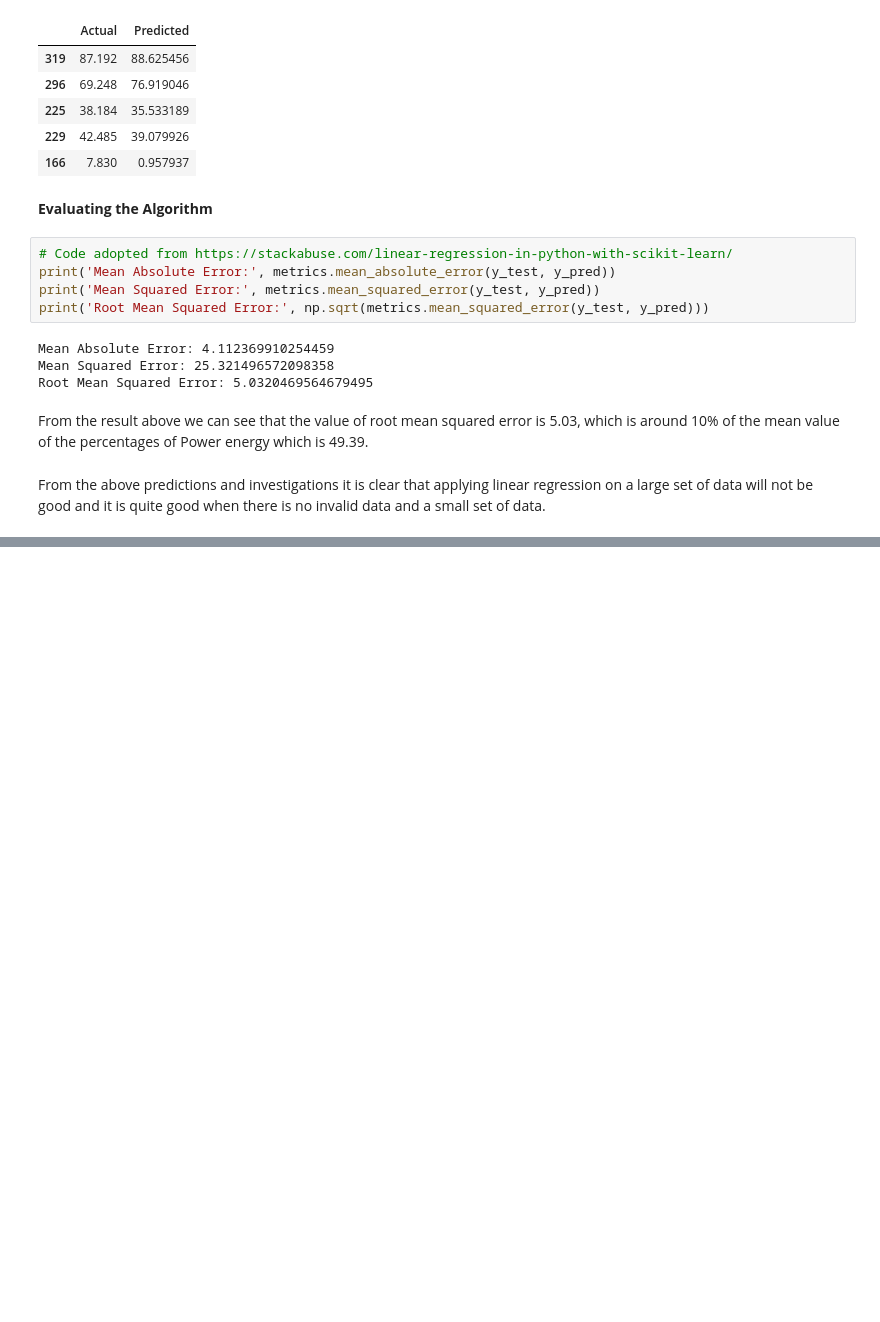
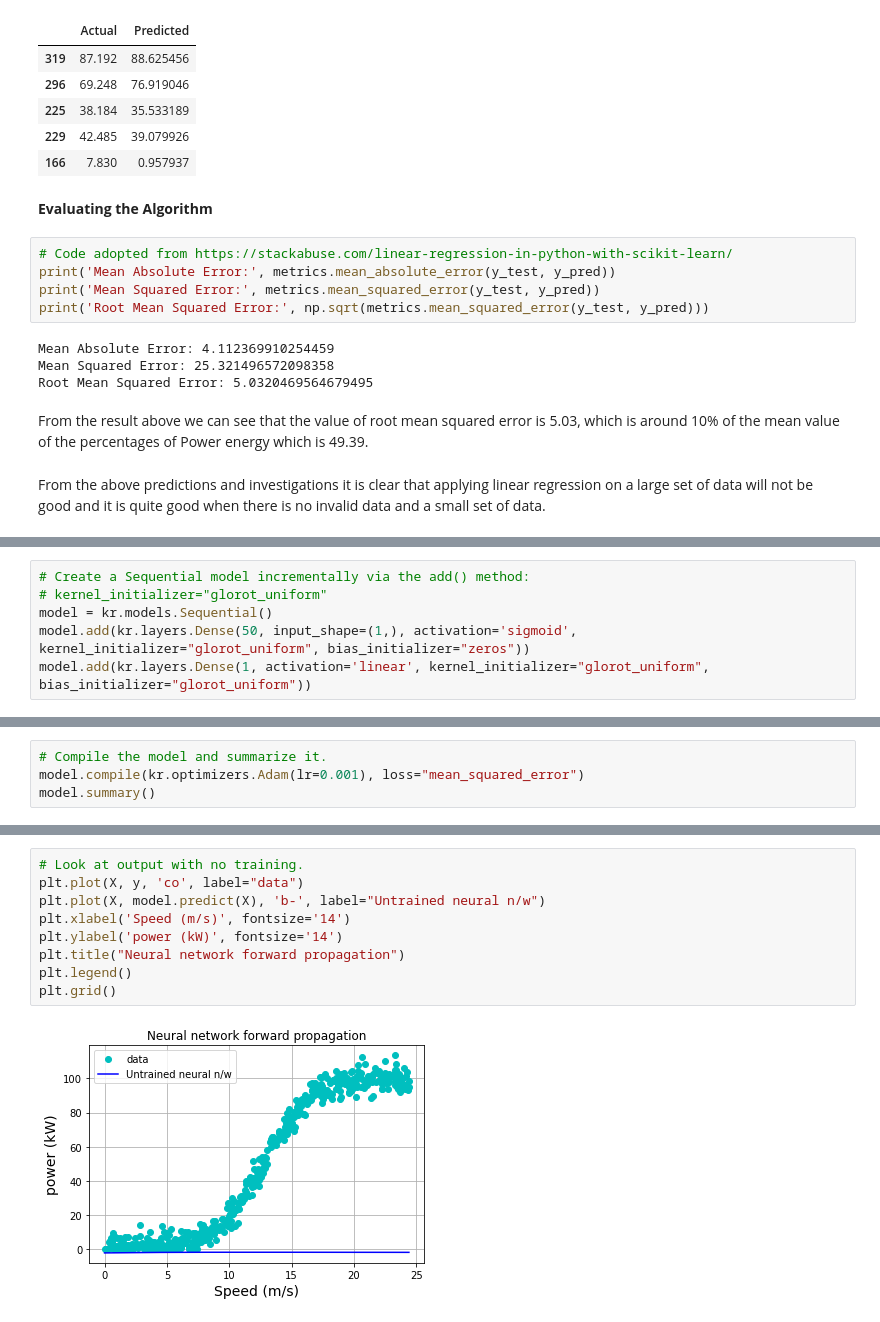
Before and after one commit to SasiGV/MLProject2020., a Jupyter notebook: Initial_draft.ipynb, the cells around one changed output, grey strips where cells are left out. Saved outputs shown, nothing was run; the diff lists cells and outputs as text; blank space fills up the shorter version.

```diff
--- a/Initial_draft.ipynb
+++ b/Initial_draft.ipynb
@@ -464,0 +544,6 @@ print(y_val.shape)
+# %%
+# Create a Sequential model incrementally via the add() method:
+# kernel_initializer="glorot_uniform"
+model = kr.models.Sequential()
+model.add(kr.layers.Dense(50, input_shape=(1,), activation='sigmoid', kernel_initializer="glorot_uniform", bias_initializer="zeros"))
+model.add(kr.layers.Dense(1, activation='linear', kernel_initializer="glorot_uniform", bias_initializer="glorot_uniform"))
@@ -464,0 +552,4 @@ print(y_val.shape)
+# %%
+# Compile the model and summarize it.
+model.compile(kr.optimizers.Adam(lr=0.001), loss="mean_squared_error")
+model.summary()
@@ -464,0 +569,11 @@ print(y_val.shape)
+# %%
+# Look at output with no training.
+plt.plot(X, y, 'co', label="data")
+plt.plot(X, model.predict(X), 'b-', label="Untrained neural n/w")
+plt.xlabel('Speed (m/s)', fontsize='14')
+plt.ylabel('power (kW)', fontsize='14')
+plt.title("Neural network forward propagation")
+plt.legend()
+plt.grid()
+# %% [output]
+[figure, added]
```
Also changed, not shown: parts of 19 cells of this notebook, 3 other files.
